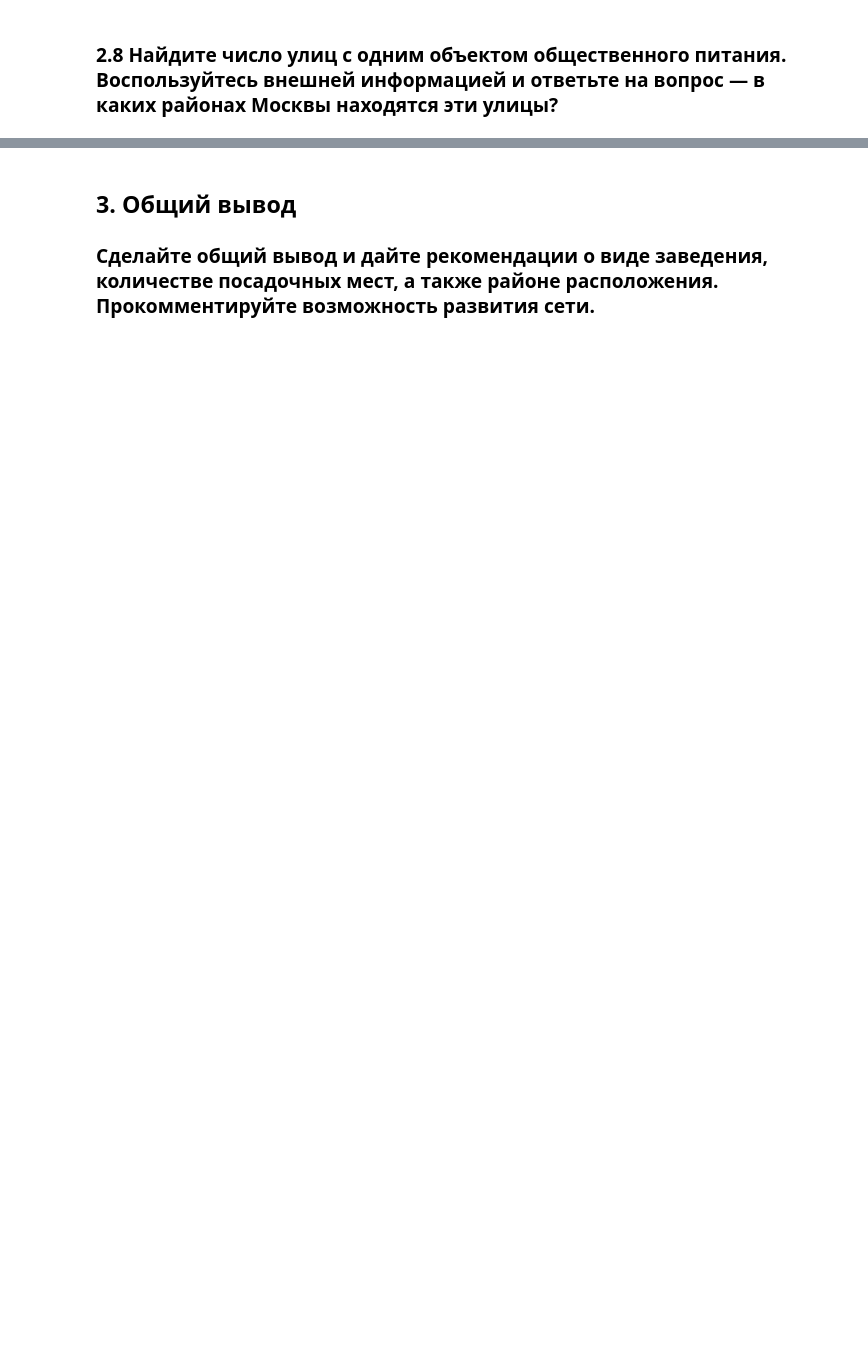
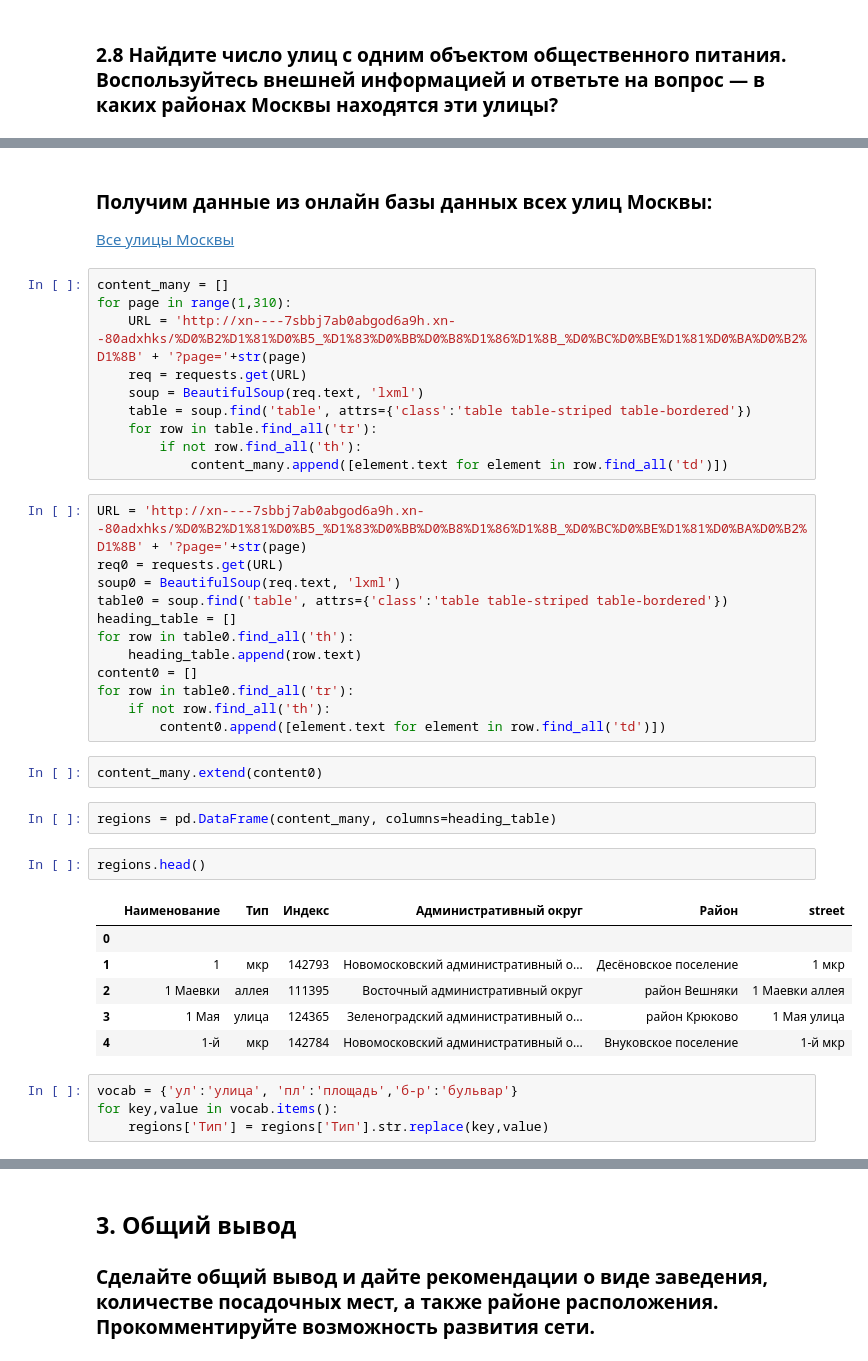
Before and after one commit to kbzunder/Yandex_Practicum_Projects, a Jupyter notebook: project_14_visualization.ipynb, the cells around one changed output, grey strips where cells are left out. Drawn from its saved outputs; the diff is of its cells as text; blank space fills up the shorter version.

```diff
--- a/project_14_visualization.ipynb
+++ b/project_14_visualization.ipynb
@@ -240,0 +302,42 @@ data.head(10)
+# %% [markdown]
+### Получим данные из онлайн базы данных всех улиц Москвы:
+[Все улицы Москвы](http://xn----7sbbj7ab0abgod6a9h.xn--80adxhks/%D0%B2%D1%81%D0%B5_%D1%83%D0%BB%D0%B8%D1%86%D1%8B_%D0%BC%D0%BE%D1%81%D0%BA%D0%B2%D1%8B)
+# %%
+content_many = []
+for page in range(1,310):
+    URL = 'http://xn----7sbbj7ab0abgod6a9h.xn--80adxhks/%D0%B2%D1%81%D0%B5_%D1%83%D0%BB%D0%B8%D1%86%D1%8B_%D0%BC%D0%BE%D1%81%D0%BA%D0%B2%D1%8B' + '?page='+str(page)
+    req = requests.get(URL)
+    soup = BeautifulSoup(req.text, 'lxml')
+    table = soup.find('table', attrs={'class':'table table-striped table-bordered'})
+    for row in table.find_all('tr'):
+        if not row.find_all('th'):
+            content_many.append([element.text for element in row.find_all('td')])
+# %%
+URL = 'http://xn----7sbbj7ab0abgod6a9h.xn--80adxhks/%D0%B2%D1%81%D0%B5_%D1%83%D0%BB%D0%B8%D1%86%D1%8B_%D0%BC%D0%BE%D1%81%D0%BA%D0%B2%D1%8B' + '?page='+str(page)
+req0 = requests.get(URL)
+soup0 = BeautifulSoup(req.text, 'lxml')
+table0 = soup.find('table', attrs={'class':'table table-striped table-bordered'})
+heading_table = []
+for row in table0.find_all('th'):
+    heading_table.append(row.text)
+content0 = []
+for row in table0.find_all('tr'):
+    if not row.find_all('th'):
+        content0.append([element.text for element in row.find_all('td')])
+# %%
+content_many.extend(content0)
+# %%
+regions = pd.DataFrame(content_many, columns=heading_table)
+# %%
+regions.head()
+# %% [output]
+|  | Наименование | Тип | Индекс | Административный округ | Район | street |
+| 0 |  |  |  |  |  |  |
+| 1 | 1 | мкр | 142793 | Новомосковский административный о... | Десёновское поселение | 1 мкр |
+| 2 | 1 Маевки | аллея | 111395 | Восточный административный округ | район Вешняки | 1 Маевки аллея |
+| 3 | 1 Мая | улица | 124365 | Зеленоградский административный о... | район Крюково | 1 Мая улица |
+| 4 | 1-й | мкр | 142784 | Новомосковский административный о... | Внуковское поселение | 1-й мкр |
+# %%
+vocab = {'ул':'улица', 'пл':'площадь','б-р':'бульвар'}
+for key,value in vocab.items():
+    regions['Тип'] = regions['Тип'].str.replace(key,value)
```
Also changed, not shown: parts of 18 cells of this notebook.
